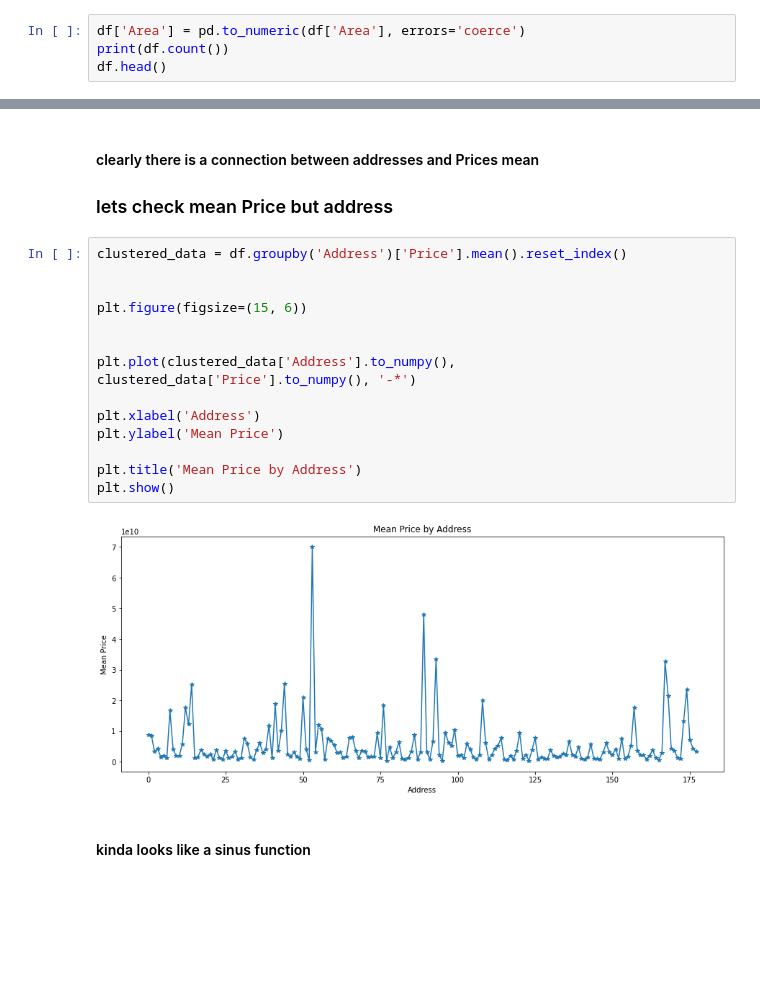
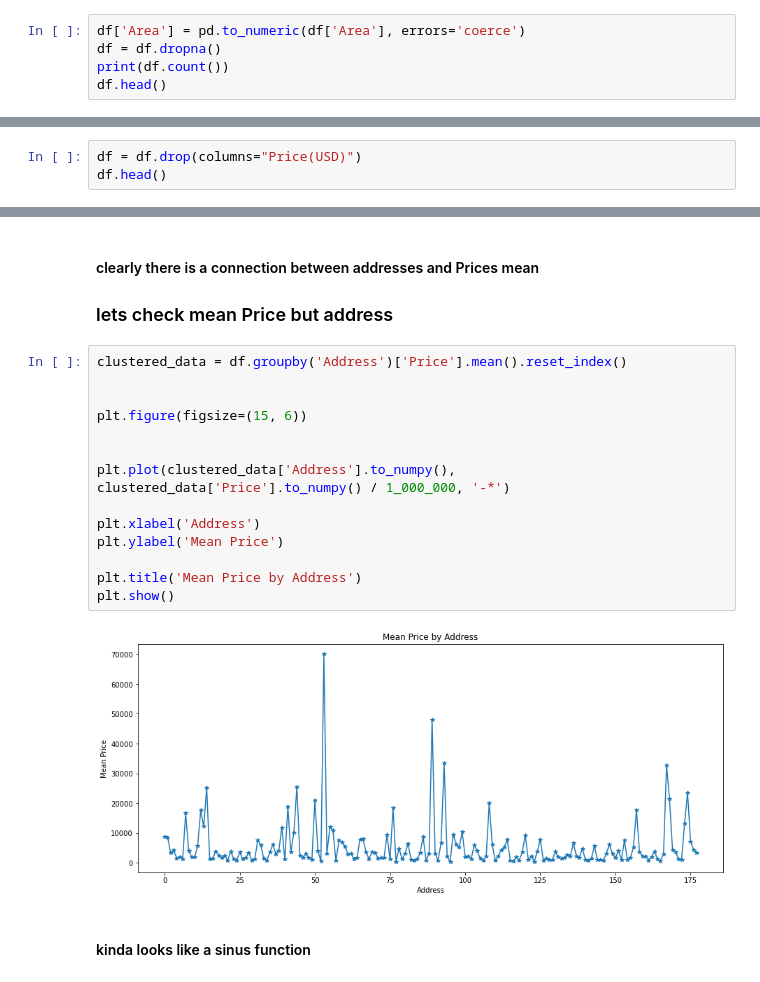
Before and after one commit to Parham-Mehrabi/Jadi_ML, a Jupyter notebook: 1-regressions/project/solve.ipynb, the cells around one changed output, grey strips where cells are left out. Saved outputs shown, nothing was run; the diff lists cells and outputs as text; blank space fills up the shorter version.

```diff
--- a/1-regressions/project/solve.ipynb
+++ b/1-regressions/project/solve.ipynb
@@ -76,6 +77,7 @@ dtype: int64
 ## purge wrong Areas
 # %%
 df['Area'] = pd.to_numeric(df['Area'], errors='coerce')
+df = df.dropna()
 print(df.count())
 df.head()
 # %% [output]
@@ -111,0 +145,3 @@ df.head()
+# %%
+df = df.drop(columns="Price(USD)")
+df.head()
@@ -140,19 +218,19 @@ plt.show()
 # %%
 clustered_data = df.groupby('Address')['Price'].mean().reset_index()
 
 
 plt.figure(figsize=(15, 6))
 
 
-plt.plot(clustered_data['Address'].to_numpy(), clustered_data['Price'].to_numpy(), '-*')
+plt.plot(clustered_data['Address'].to_numpy(), clustered_data['Price'].to_numpy() / 1_000_000, '-*')
 
 plt.xlabel('Address')
 plt.ylabel('Mean Price')
 
 plt.title('Mean Price by Address')
 plt.show()
 # %% [output]
-[figure, old version]
+[figure, new version]
 # %% [markdown]
 #### kinda looks like a sinus function
 # %%
```
Also changed, not shown: parts of 24 cells of this notebook.
